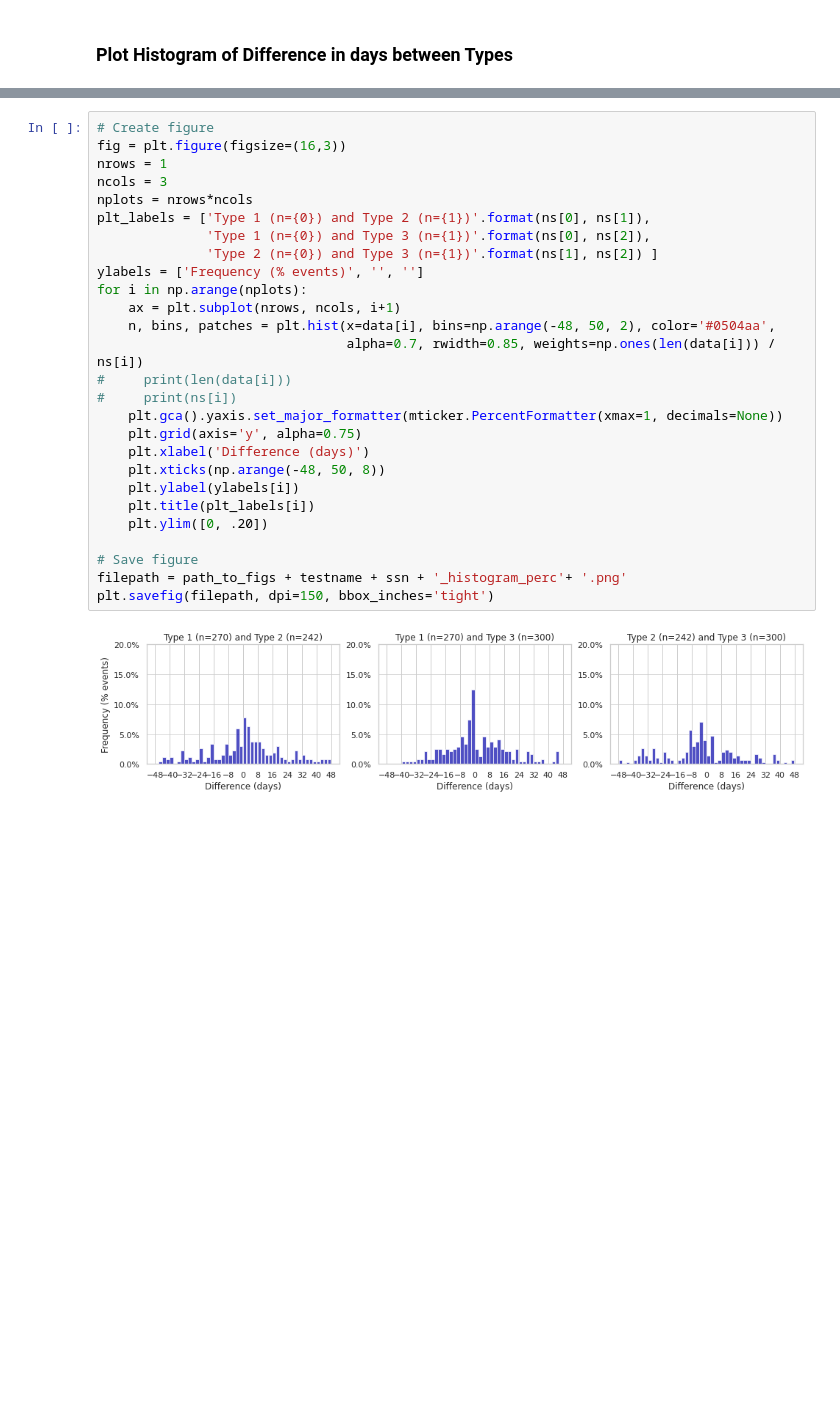
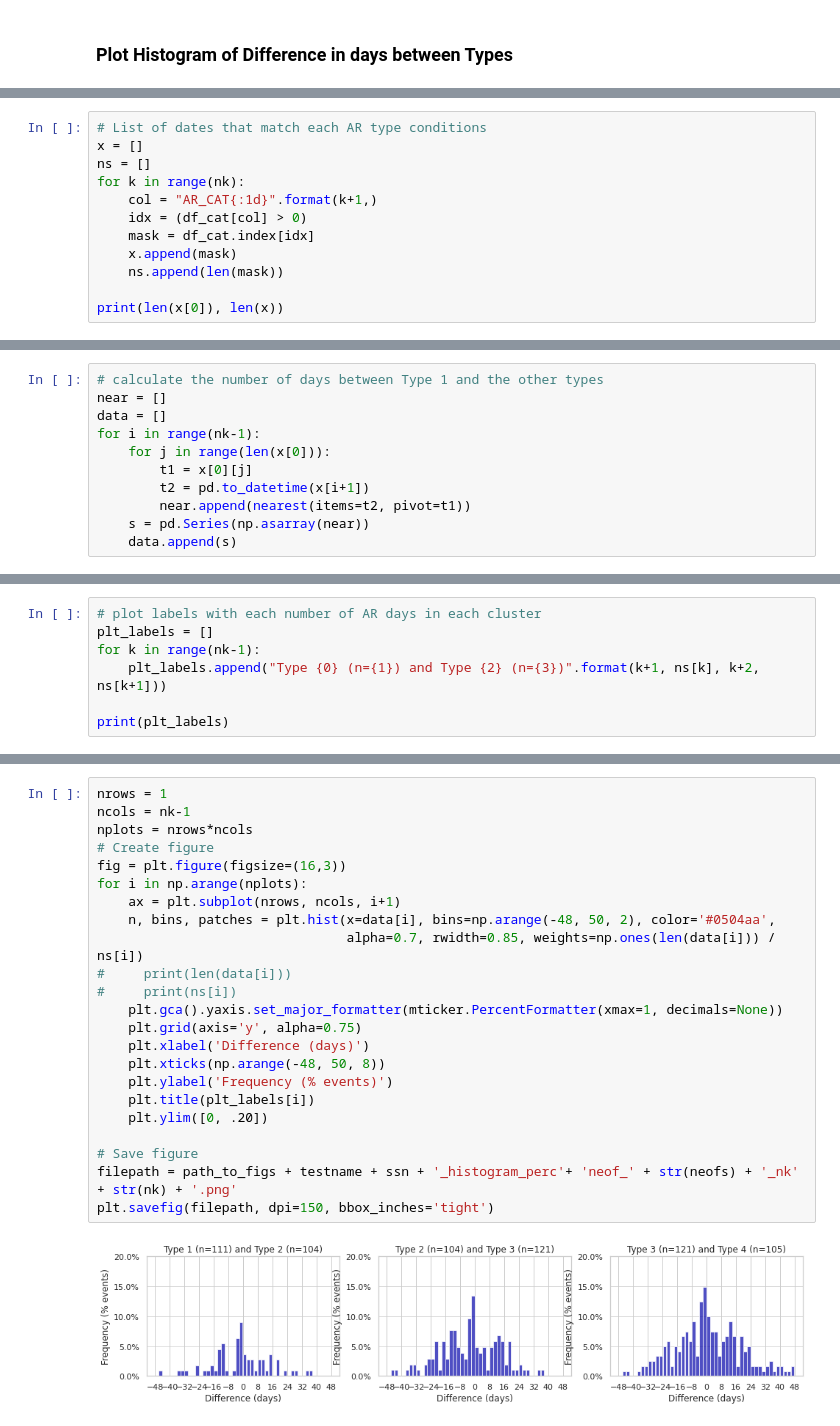
Before and after one commit to dlnash/AR_types, a Jupyter notebook: analysis/cEOF_tests.ipynb, the cells around one changed output, grey strips where cells are left out. Cells and saved outputs as stored; diff of their text form; blank space fills up the shorter version.

```diff
--- a/analysis/cEOF_tests.ipynb
+++ b/analysis/cEOF_tests.ipynb
@@ -783,0 +773,12 @@ df_out.to_csv(outfile)
+# %%
+# List of dates that match each AR type conditions
+x = []
+ns = []
+for k in range(nk):
+    col = "AR_CAT{:1d}".format(k+1,)
+    idx = (df_cat[col] > 0)
+    mask = df_cat.index[idx]
+    x.append(mask)
+    ns.append(len(mask))
+
+print(len(x[0]), len(x))
@@ -784 +787,12 @@ df_out.to_csv(outfile)
+# %%
+# calculate the number of days between Type 1 and the other types
+near = []
+data = []
+for i in range(nk-1):
+    for j in range(len(x[0])):
+        t1 = x[0][j]
+        t2 = pd.to_datetime(x[i+1])
+        near.append(nearest(items=t2, pivot=t1))
+    s = pd.Series(np.asarray(near))
+    data.append(s)
 # %%
@@ -842,0 +837,7 @@ data = [s, s2, s3]
+# %%
+# plot labels with each number of AR days in each cluster
+plt_labels = []
+for k in range(nk-1):
+    plt_labels.append("Type {0} (n={1}) and Type {2} (n={3})".format(k+1, ns[k], k+2, ns[k+1]))
+
+print(plt_labels)
@@ -843,29 +846,25 @@ data = [s, s2, s3]
 # %%
+nrows = 1
+ncols = nk-1
+nplots = nrows*ncols
 # Create figure
 fig = plt.figure(figsize=(16,3))
-nrows = 1
-ncols = 3
-nplots = nrows*ncols
-plt_labels = ['Type 1 (n={0}) and Type 2 (n={1})'.format(ns[0], ns[1]),
-              'Type 1 (n={0}) and Type 3 (n={1})'.format(ns[0], ns[2]),
-              'Type 2 (n={0}) and Type 3 (n={1})'.format(ns[1], ns[2]) ]
-ylabels = ['Frequency (% events)', '', '']
 for i in np.arange(nplots):
     ax = plt.subplot(nrows, ncols, i+1)
     n, bins, patches = plt.hist(x=data[i], bins=np.arange(-48, 50, 2), color='#0504aa',
                                 alpha=0.7, rwidth=0.85, weights=np.ones(len(data[i])) / ns[i])
 #     print(len(data[i]))
 #     print(ns[i])
     plt.gca().yaxis.set_major_formatter(mticker.PercentFormatter(xmax=1, decimals=None))
     plt.grid(axis='y', alpha=0.75)
     plt.xlabel('Difference (days)')
     plt.xticks(np.arange(-48, 50, 8))
-    plt.ylabel(ylabels[i])
+    plt.ylabel('Frequency (% events)')
     plt.title(plt_labels[i])
     plt.ylim([0, .20])
 
 # Save figure
-filepath = path_to_figs + testname + ssn + '_histogram_perc'+ '.png'
+filepath = path_to_figs + testname + ssn + '_histogram_perc'+ 'neof_' + str(neofs) + '_nk' + str(nk) + '.png'
 plt.savefig(filepath, dpi=150, bbox_inches='tight')
 # %% [output]
-[figure, old version]
+[figure, new version]
```
Also changed, not shown: parts of 32 cells of this notebook, 40 other files.
